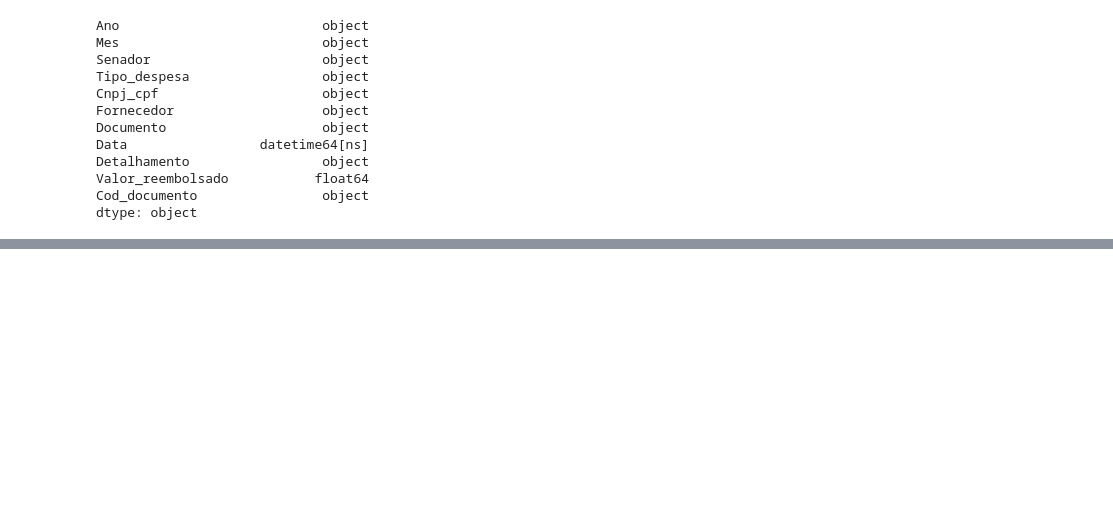
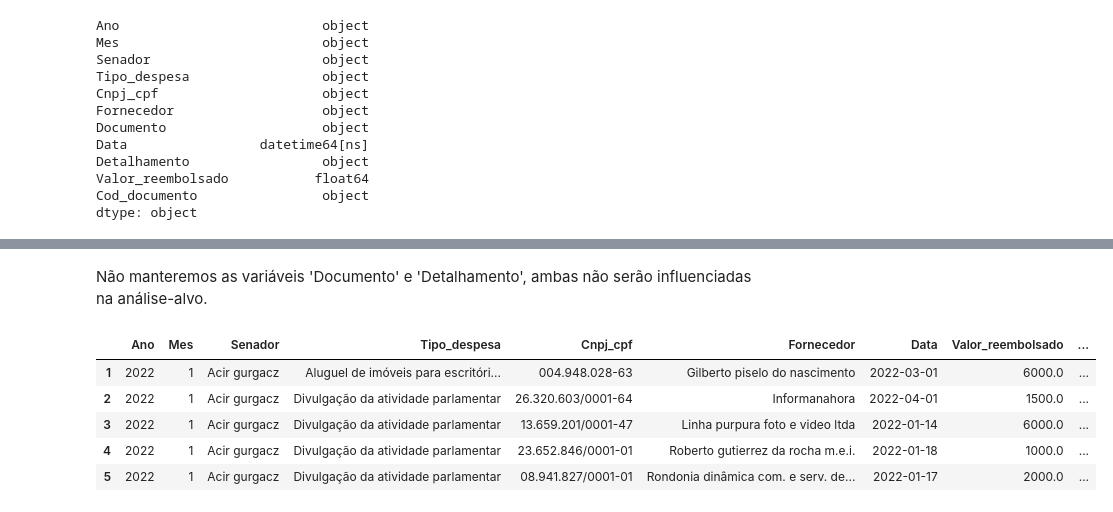
Before and after one commit to AlbertoFAraujo/Py_AnaliseCeaps, a Jupyter notebook: AnaliseExpCeasp.ipynb, the cells around one changed output, grey strips where cells are left out. Drawn from its saved outputs; the diff is of its cells as text; code cells hidden in the pictures; blank space fills up the shorter version.

```diff
--- a/AnaliseExpCeasp.ipynb
+++ b/AnaliseExpCeasp.ipynb
@@ -145,0 +137,16 @@ Name: Valor_reembolsado, dtype: float64
+# %%
+# Excluindo colunas não utilizáveis
+df = df.drop(columns=['Documento'], axis=1)
+df = df.drop(columns=['Detalhamento'], axis=1)
+# %% [markdown]
+Não manteremos as variáveis 'Documento' e 'Detalhamento', ambas não serão influenciadas na análise-alvo.
+# %%
+# Analisando a variável "Tipo_despesa"
+df.head(5)
+# %% [output]
+|  | Ano | Mes | Senador | Tipo_despesa | Cnpj_cpf | Fornecedor | Data | Valor_reembolsado | ... |
+| 1 | 2022 | 1 | Acir gurgacz | Aluguel de imóveis para escritóri... | 004.948.028-63 | Gilberto piselo do nascimento | 2022-03-01 | 6000.0 | ... |
+| 2 | 2022 | 1 | Acir gurgacz | Divulgação da atividade parlamentar | 26.320.603/0001-64 | Informanahora | 2022-04-01 | 1500.0 | ... |
+| 3 | 2022 | 1 | Acir gurgacz | Divulgação da atividade parlamentar | 13.659.201/0001-47 | Linha purpura foto e video ltda | 2022-01-14 | 6000.0 | ... |
+| 4 | 2022 | 1 | Acir gurgacz | Divulgação da atividade parlamentar | 23.652.846/0001-01 | Roberto gutierrez da rocha m.e.i. | 2022-01-18 | 1000.0 | ... |
+| 5 | 2022 | 1 | Acir gurgacz | Divulgação da atividade parlamentar | 08.941.827/0001-01 | Rondonia dinâmica com. e serv. de... | 2022-01-17 | 2000.0 | ... |
```
Also changed, not shown: parts of 20 cells of this notebook, 6 other files.
